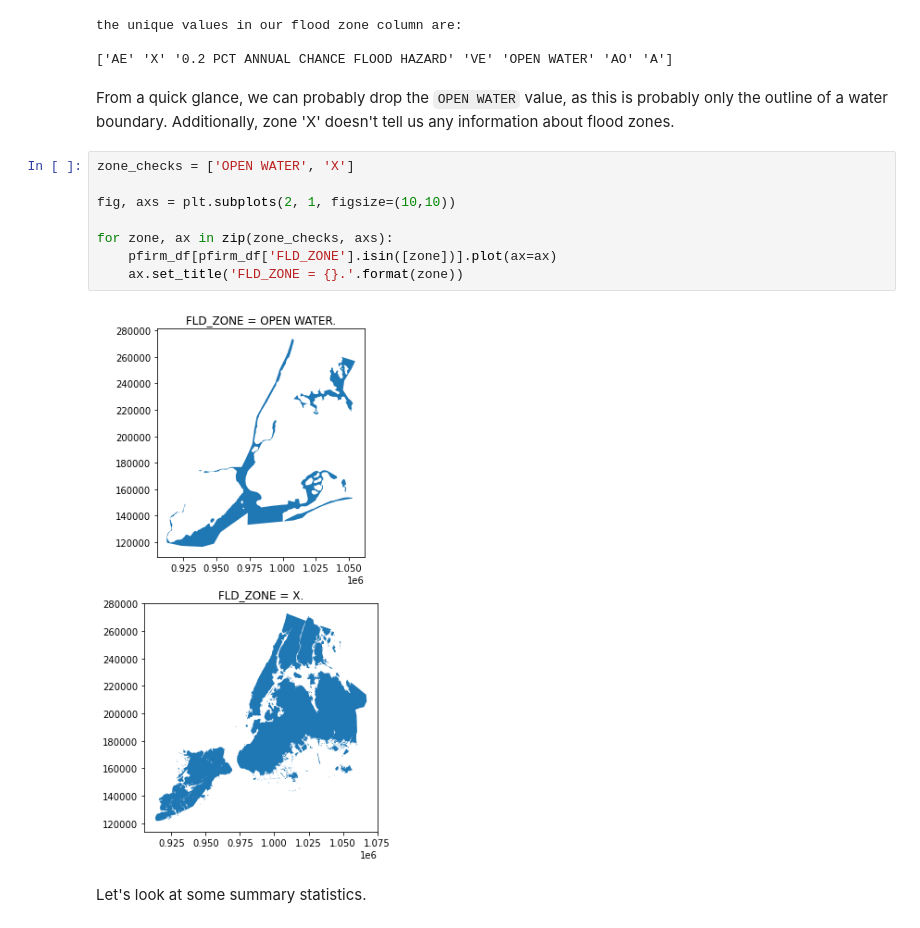
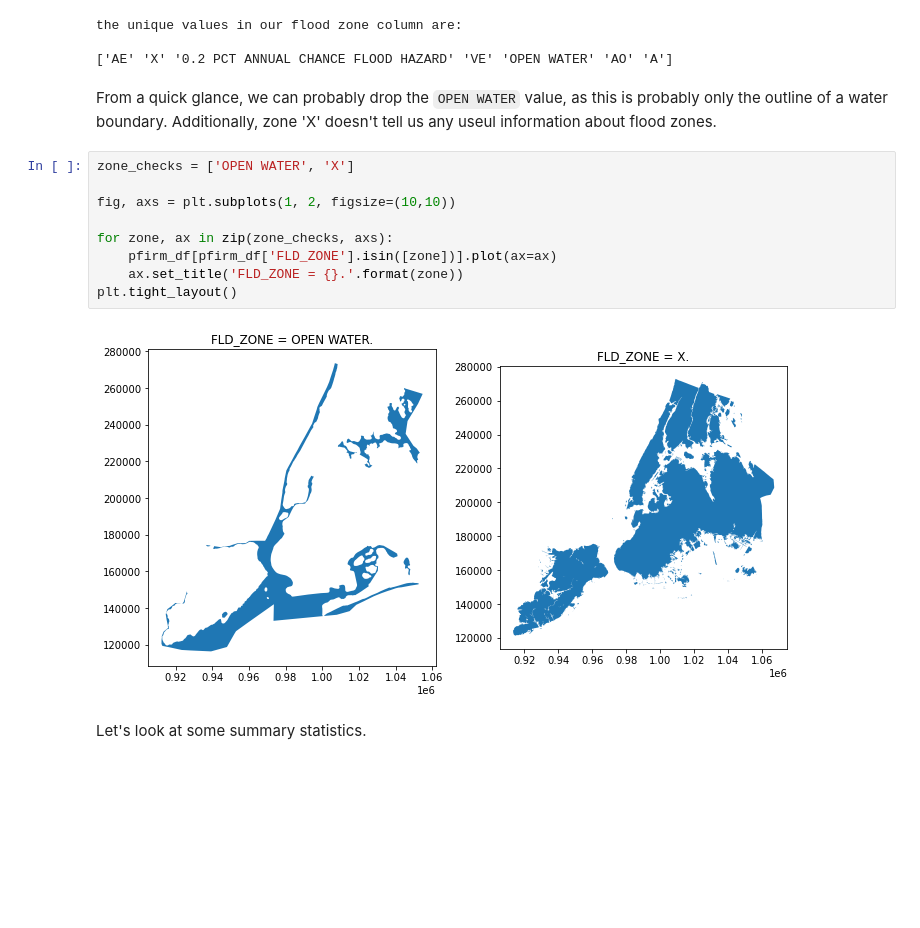
Before and after one commit to mebauer/nyc-floodzone-analysis, a Jupyter notebook: floodzone-pfirm-analysis.ipynb, the cells around one changed output. Drawn from its saved outputs; the diff is of its cells as text; blank space fills up the shorter version.

```diff
--- a/floodzone-pfirm-analysis.ipynb
+++ b/floodzone-pfirm-analysis.ipynb
@@ -615,17 +615,18 @@ the unique values in our flood zone column are:
 
 ['AE' 'X' '0.2 PCT ANNUAL CHANCE FLOOD HAZARD' 'VE' 'OPEN WATER' 'AO' 'A']
 # %% [markdown]
-From a quick glance, we can probably drop the `OPEN WATER` value, as this is probably only the outline of a water boundary. Additionally, zone 'X' doesn't tell us any information about flood zones.
+From a quick glance, we can probably drop the `OPEN WATER` value, as this is probably only the outline of a water boundary. Additionally, zone 'X' doesn't tell us any useul information about flood zones.
 # %%
 zone_checks = ['OPEN WATER', 'X']
 
-fig, axs = plt.subplots(2, 1, figsize=(10,10))
+fig, axs = plt.subplots(1, 2, figsize=(10,10))
 
 for zone, ax in zip(zone_checks, axs):
     pfirm_df[pfirm_df['FLD_ZONE'].isin([zone])].plot(ax=ax)
     ax.set_title('FLD_ZONE = {}.'.format(zone))
+plt.tight_layout()
 # %% [output]
-[figure, old version]
+[figure, new version]
 # %% [markdown]
 Let's look at some summary statistics.
 # %%
```
Also changed, not shown: parts of 30 cells of this notebook, 7 other files.
